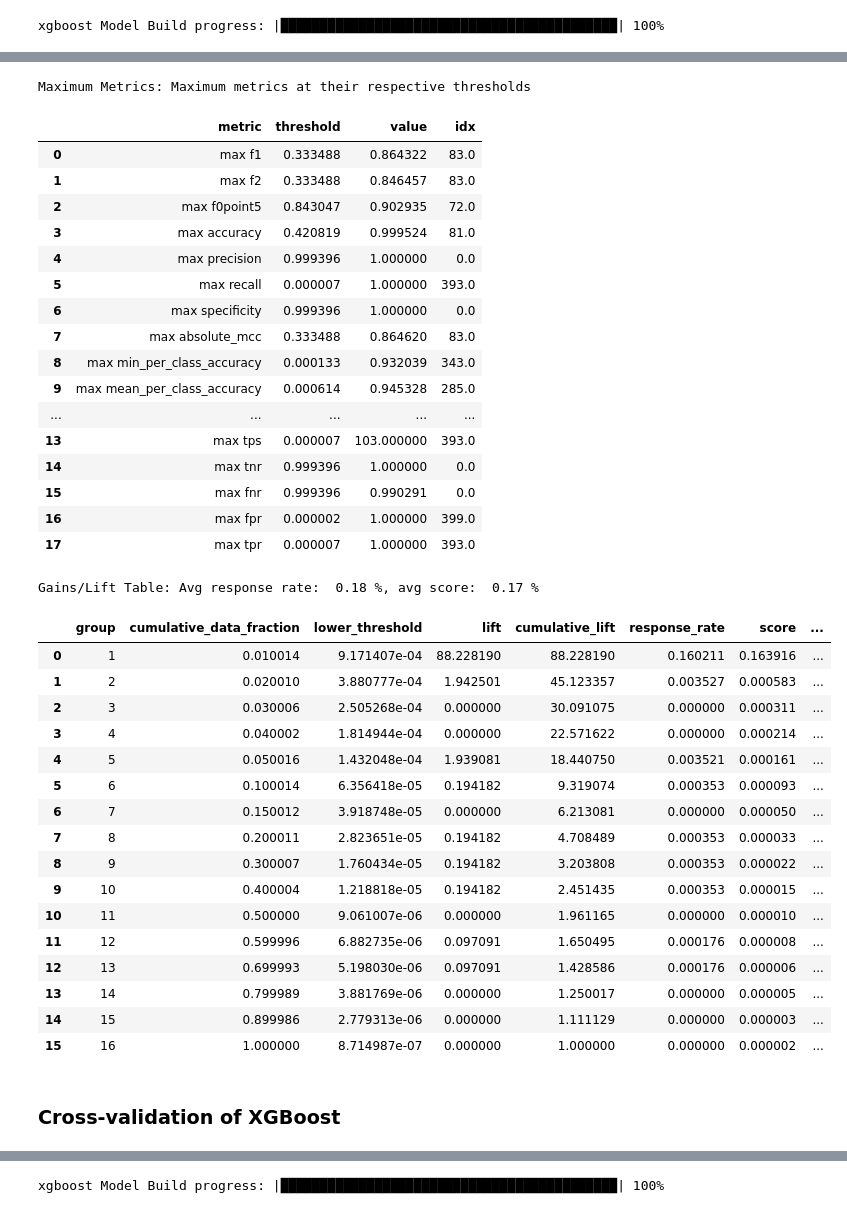
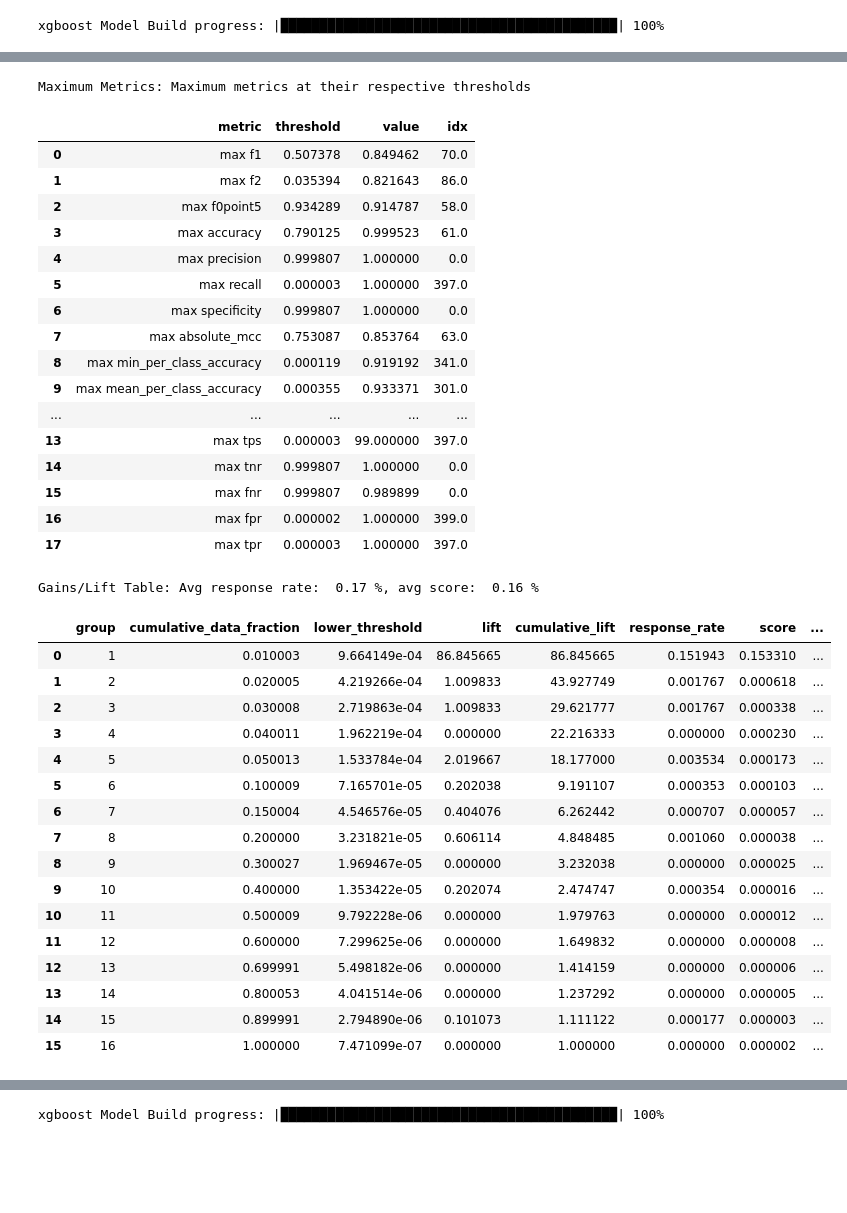
Before and after one commit to Realvincentyuan/Machine_Learning_Lab, a Jupyter notebook: creditcard-fraud-prediction.ipynb, the cells around one changed output, grey strips where cells are left out. Cells and saved outputs as stored; diff of their text form; code cells hidden in the pictures; blank space fills up the shorter version.

```diff
--- a/creditcard-fraud-prediction.ipynb
+++ b/creditcard-fraud-prediction.ipynb
@@ -186,14 +176,18 @@ Warning: Your H2O cluster version is too old (1 year and 17 days)! Please downlo
 | H2O_API_Extensions: | Amazon S3, XGBoost, Algos, AutoML... |
 | Python_version: | 3.7.10 final |
 # %%
-# Construct the h2o data frame and split the data into train/valid/test set
+# Construct the h2o data frame and split the data into train/valid/test set with 0.7/0.2/0.1 ratio
+
 X_frame = h2o.H2OFrame(scaled)
 y_frame = h2o.H2OFrame(np.array(y))
 
 h2o_df = X_frame.cbind(y_frame)
 
+# set the target variable to be categorical
+h2o_df["C110"] = h2o_df["C110"].asfactor()
+
 train_frame, valid_frame, test_frame = h2o_df.split_frame(
-    ratios=[0.6,0.2],
+    ratios=[0.7,0.2],
     seed=1234,
     destination_frames=['train_frame.hex','valid_frame.hex','test_frame.hex']
 )
@@ -223,9 +218,3 @@ train_frame.head(5)
-# %%
-# set the target variable to be categorical
-h2o_df["C110"] = h2o_df["C110"].asfactor()
-train_frame["C110"] = train_frame["C110"].asfactor()
-valid_frame["C110"] = valid_frame["C110"].asfactor()
-test_frame["C110"] = test_frame["C110"].asfactor()
 # %%
 predictors = train_frame.columns[:-1]
 response = train_frame.columns[-1]
@@ -252,7 +241,7 @@ xgb.train(x=predictors,
 # %% [output]
 xgboost Model Build progress: |███████████████████████████████████████████| 100%
 # %%
-xgb_perf = xgb.model_performance(test_frame)
+xgb_perf = xgb.model_performance(valid_frame)
 print(f"F1 score of the XGBoost: {xgb_perf.F1()}")
 print(f"AUC of the XGBoost: {xgb_perf.auc()}")
 
@@ -280,38 +269,36 @@ Confusion Matrix (Act/Pred) for max f1 @ threshold = 0.3334878385066986:
 Maximum Metrics: Maximum metrics at their respective thresholds
 |  | metric | threshold | value | idx |
-| 0 | max f1 | 0.333488 | 0.864322 | 83.0 |
-| 1 | max f2 | 0.333488 | 0.846457 | 83.0 |
-| 2 | max f0point5 | 0.843047 | 0.902935 | 72.0 |
-| 3 | max accuracy | 0.420819 | 0.999524 | 81.0 |
-| 4 | max precision | 0.999396 | 1.000000 | 0.0 |
-| 5 | max recall | 0.000007 | 1.000000 | 393.0 |
-| 6 | max specificity | 0.999396 | 1.000000 | 0.0 |
-| 7 | max absolute_mcc | 0.333488 | 0.864620 | 83.0 |
-| 8 | max min_per_class_accuracy | 0.000133 | 0.932039 | 343.0 |
-| 9 | max mean_per_class_accuracy | 0.000614 | 0.945328 | 285.0 |
+| 0 | max f1 | 0.507378 | 0.849462 | 70.0 |
+| 1 | max f2 | 0.035394 | 0.821643 | 86.0 |
+| 2 | max f0point5 | 0.934289 | 0.914787 | 58.0 |
+| 3 | max accuracy | 0.790125 | 0.999523 | 61.0 |
+| 4 | max precision | 0.999807 | 1.000000 | 0.0 |
+| 5 | max recall | 0.000003 | 1.000000 | 397.0 |
+| 6 | max specificity | 0.999807 | 1.000000 | 0.0 |
+| 7 | max absolute_mcc | 0.753087 | 0.853764 | 63.0 |
+| 8 | max min_per_class_accuracy | 0.000119 | 0.919192 | 341.0 |
+| 9 | max mean_per_class_accuracy | 0.000355 | 0.933371 | 301.0 |
 | ... | ... | ... | ... | ... |
-| 13 | max tps | 0.000007 | 103.000000 | 393.0 |
-| 14 | max tnr | 0.999396 | 1.000000 | 0.0 |
-| 15 | max fnr | 0.999396 | 0.990291 | 0.0 |
+| 13 | max tps | 0.000003 | 99.000000 | 397.0 |
+| 14 | max tnr | 0.999807 | 1.000000 | 0.0 |
+| 15 | max fnr | 0.999807 | 0.989899 | 0.0 |
 | 16 | max fpr | 0.000002 | 1.000000 | 399.0 |
-| 17 | max tpr | 0.000007 | 1.000000 | 393.0 |
+| 17 | max tpr | 0.000003 | 1.000000 | 397.0 |
-Gains/Lift Table: Avg response rate:  0.18 %, avg score:  0.17 %
+Gains/Lift Table: Avg response rate:  0.17 %, avg score:  0.16 %
 |  | group | cumulative_data_fraction | lower_threshold | lift | cumulative_lift | response_rate | score | ... |
-| 0 | 1 | 0.010014 | 9.171407e-04 | 88.228190 | 88.228190 | 0.160211 | 0.163916 | ... |
-| 1 | 2 | 0.020010 | 3.880777e-04 | 1.942501 | 45.123357 | 0.003527 | 0.000583 | ... |
-| 2 | 3 | 0.030006 | 2.505268e-04 | 0.000000 | 30.091075 | 0.000000 | 0.000311 | ... |
-| 3 | 4 | 0.040002 | 1.814944e-04 | 0.000000 | 22.571622 | 0.000000 | 0.000214 | ... |
-| 4 | 5 | 0.050016 | 1.432048e-04 | 1.939081 | 18.440750 | 0.003521 | 0.000161 | ... |
-| 5 | 6 | 0.100014 | 6.356418e-05 | 0.194182 | 9.319074 | 0.000353 | 0.000093 | ... |
-| 6 | 7 | 0.150012 | 3.918748e-05 | 0.000000 | 6.213081 | 0.000000 | 0.000050 | ... |
-| 7 | 8 | 0.200011 | 2.823651e-05 | 0.194182 | 4.708489 | 0.000353 | 0.000033 | ... |
-| 8 | 9 | 0.300007 | 1.760434e-05 | 0.194182 | 3.203808 | 0.000353 | 0.000022 | ... |
-| 9 | 10 | 0.400004 | 1.218818e-05 | 0.194182 | 2.451435 | 0.000353 | 0.000015 | ... |
-| 10 | 11 | 0.500000 | 9.061007e-06 | 0.000000 | 1.961165 | 0.000000 | 0.000010 | ... |
-| 11 | 12 | 0.599996 | 6.882735e-06 | 0.097091 | 1.650495 | 0.000176 | 0.000008 | ... |
-| 12 | 13 | 0.699993 | 5.198030e-06 | 0.097091 | 1.428586 | 0.000176 | 0.000006 | ... |
-| 13 | 14 | 0.799989 | 3.881769e-06 | 0.000000 | 1.250017 | 0.000000 | 0.000005 | ... |
-| 14 | 15 | 0.899986 | 2.779313e-06 | 0.000000 | 1.111129 | 0.000000 | 0.000003 | ... |
-| 15 | 16 | 1.000000 | 8.714987e-07 | 0.000000 | 1.000000 | 0.000000 | 0.000002 | ... |
+| 0 | 1 | 0.010003 | 9.664149e-04 | 86.845665 | 86.845665 | 0.151943 | 0.153310 | ... |
+| 1 | 2 | 0.020005 | 4.219266e-04 | 1.009833 | 43.927749 | 0.001767 | 0.000618 | ... |
+| 2 | 3 | 0.030008 | 2.719863e-04 | 1.009833 | 29.621777 | 0.001767 | 0.000338 | ... |
+| 3 | 4 | 0.040011 | 1.962219e-04 | 0.000000 | 22.216333 | 0.000000 | 0.000230 | ... |
+| 4 | 5 | 0.050013 | 1.533784e-04 | 2.019667 | 18.177000 | 0.003534 | 0.000173 | ... |
+| 5 | 6 | 0.100009 | 7.165701e-05 | 0.202038 | 9.191107 | 0.000353 | 0.000103 | ... |
+| 6 | 7 | 0.150004 | 4.546576e-05 | 0.404076 | 6.262442 | 0.000707 | 0.000057 | ... |
+| 7 | 8 | 0.200000 | 3.231821e-05 | 0.606114 | 4.848485 | 0.001060 | 0.000038 | ... |
+| 8 | 9 | 0.300027 | 1.969467e-05 | 0.000000 | 3.232038 | 0.000000 | 0.000025 | ... |
+| 9 | 10 | 0.400000 | 1.353422e-05 | 0.202074 | 2.474747 | 0.000354 | 0.000016 | ... |
+| 10 | 11 | 0.500009 | 9.792228e-06 | 0.000000 | 1.979763 | 0.000000 | 0.000012 | ... |
+| 11 | 12 | 0.600000 | 7.299625e-06 | 0.000000 | 1.649832 | 0.000000 | 0.000008 | ... |
+| 12 | 13 | 0.699991 | 5.498182e-06 | 0.000000 | 1.414159 | 0.000000 | 0.000006 | ... |
+| 13 | 14 | 0.800053 | 4.041514e-06 | 0.000000 | 1.237292 | 0.000000 | 0.000005 | ... |
+| 14 | 15 | 0.899991 | 2.794890e-06 | 0.101073 | 1.111122 | 0.000177 | 0.000003 | ... |
+| 15 | 16 | 1.000000 | 7.471099e-07 | 0.000000 | 1.000000 | 0.000000 | 0.000002 | ... |
-# %% [markdown]
-### Cross-validation of XGBoost
```
Also changed, not shown: parts of 27 cells of this notebook.
